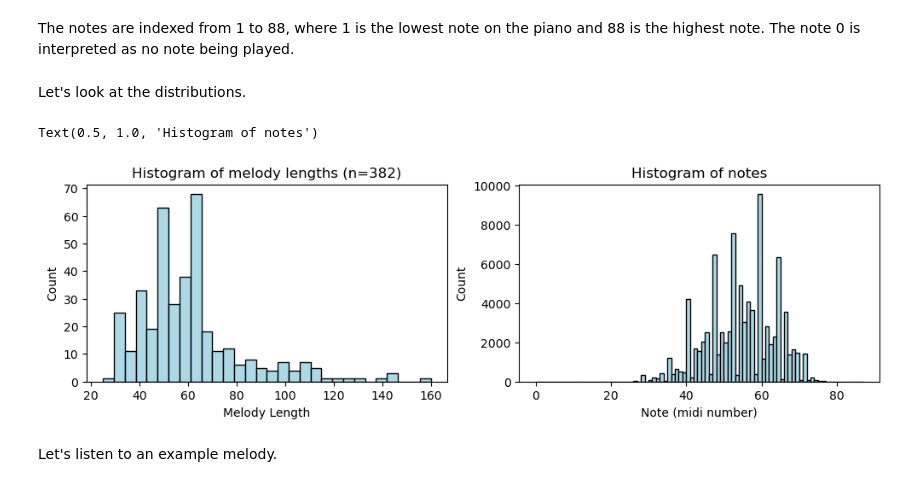
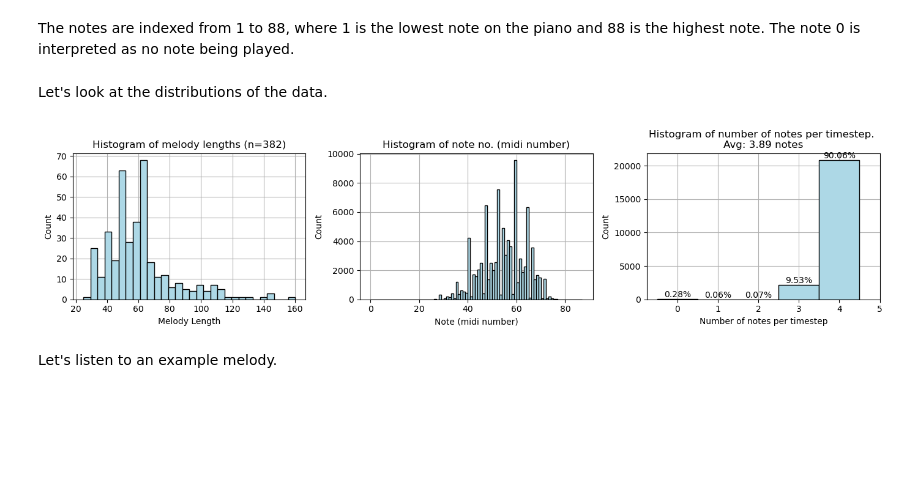
Before and after one commit to RasmusML/musicHMM, a Jupyter notebook: music_generation.ipynb, the cells around one changed output. Saved outputs shown, nothing was run; the diff lists cells and outputs as text; code cells hidden in the pictures; blank space fills up the shorter version.

Commit message:
add evaluation plots

```diff
--- a/music_generation.ipynb
+++ b/music_generation.ipynb
@@ -58,23 +59,43 @@ Highest note: 76
 # %% [markdown]
 The notes are indexed from 1 to 88, where 1 is the lowest note on the piano and 88 is the highest note. The note 0 is interpreted as no note being played.
 # %% [markdown]
-Let's look at the distributions.
+Let's look at the distributions of the data.
 # %%
+fig, axes = plt.subplots(figsize=(14, 3.5), ncols=3)
+
+ax = axes[0]
 lengths = [len(song) for song in data]
-
-fig, axes = plt.subplots(figsize=(12,3), ncols=2)
-ax = axes[0]
 ax.hist(lengths, bins=30, color="lightblue", edgecolor="black")
 ax.set_xlabel("Melody Length")
 ax.set_ylabel("Count")
 ax.set_title(f"Histogram of melody lengths (n={len(data)})")
+ax.grid(True)
+ax.set_axisbelow(True)
 
 ax = axes[1]
 notes = [note for chorale in data for t_note in chorale for note in t_note]
 ax.hist(notes, bins=range(0, 88), color="lightblue", edgecolor="black")
 ax.set_xlabel("Note (midi number)")
 ax.set_ylabel("Count")
-ax.set_title("Histogram of notes")
+ax.set_title("Histogram of note no. (midi number)")
+ax.grid(True)
+ax.set_axisbelow(True)
+
+ax = axes[2]
+n_bins = np.max([len(t_notes) for chorale in data for t_notes in chorale])
+bins = np.arange(n_bins+2)
+notes_per_timestep = [len(t_notes) for chorale in data for t_notes in chorale]
+ax.hist(notes_per_timestep, bins=bins, color="lightblue", edgecolor="black", align="left")
+ax.set_xlabel("Number of notes per timestep")
+ax.set_ylabel("Count")
+ax.set_title(f"Histogram of number of notes per timestep. \nAvg: {np.mean(notes_per_timestep):.2f} notes")
+ax.set_xticks(bins)
+ax.grid(True)
+ax.set_axisbelow(True)
+
+for i, count in enumerate(np.bincount(notes_per_timestep)):
+    ax.text(i, count, f"{count/len(notes_per_timestep)*100:.2f}%", ha="center", va="bottom")
+
+fig.tight_layout()
 # %% [output]
-Text(0.5, 1.0, 'Histogram of notes')
-[figure, old version]
+[figure, new version]
```
Also changed, not shown: parts of 20 cells of this notebook, 1 other file.
